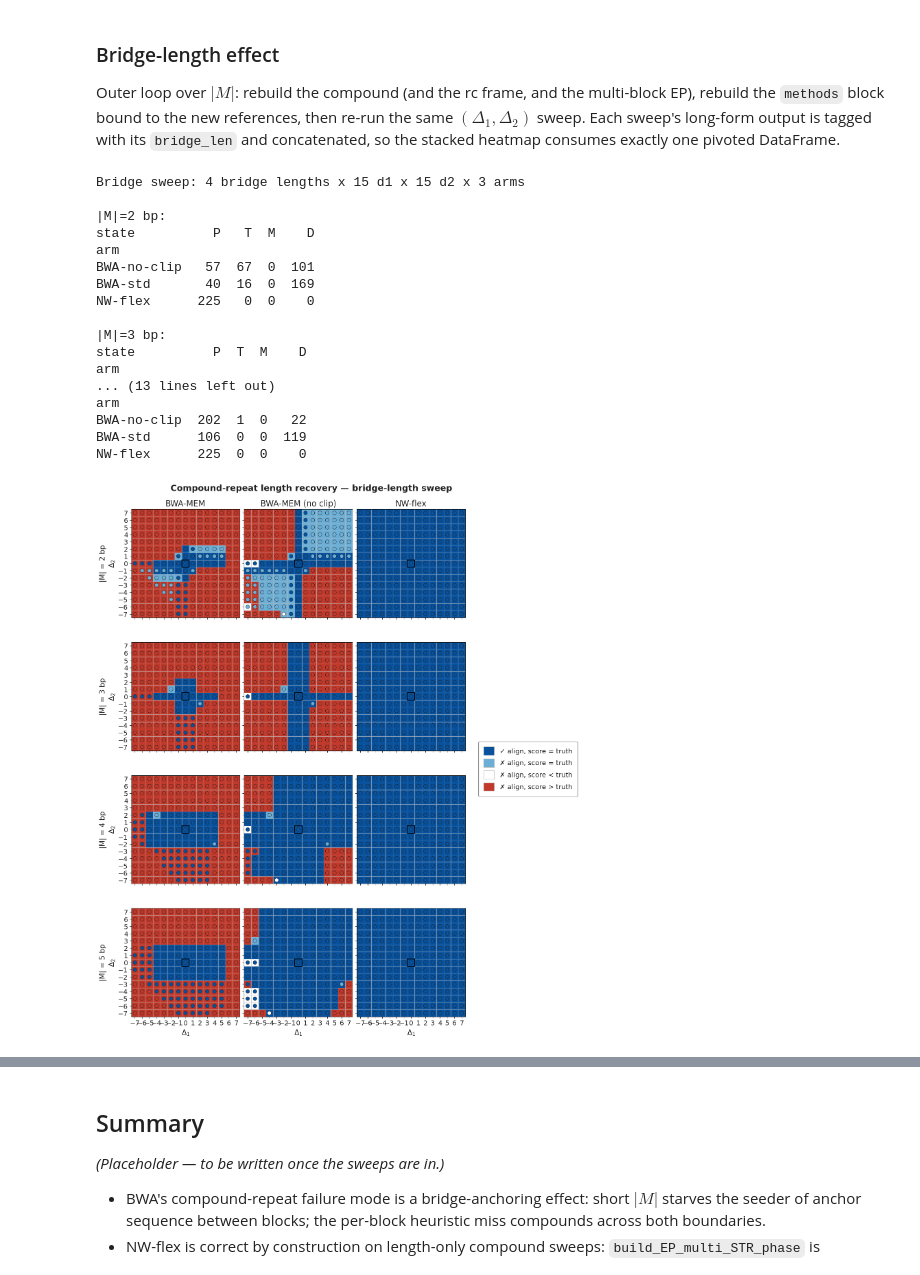
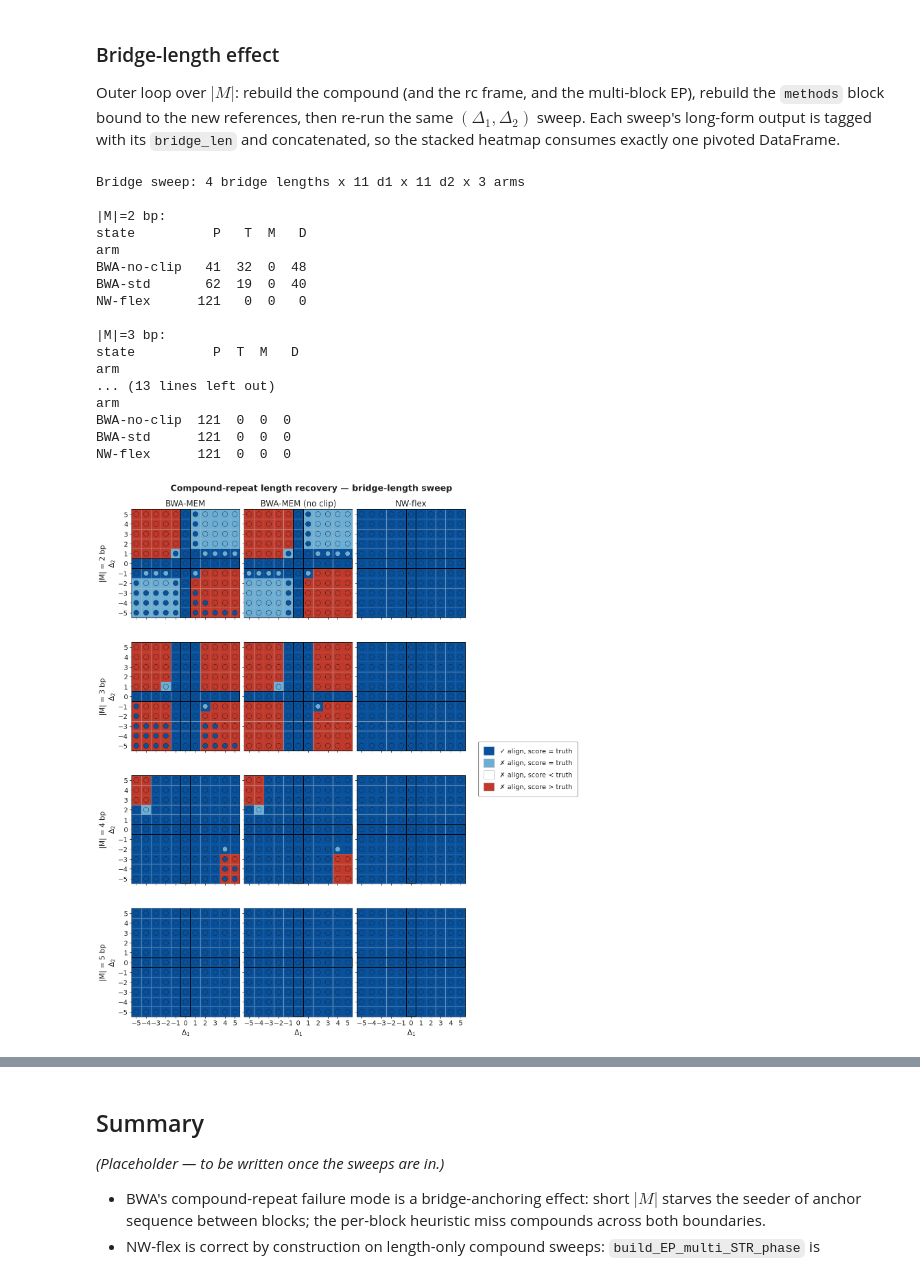
Before and after one commit to nwflex/nwflex, a Jupyter notebook: notebooks/09_NWflex_Compound.ipynb, the cells around one changed output, grey strips where cells are left out. Saved outputs shown, nothing was run; the diff lists cells and outputs as text; code cells hidden in the pictures.

```diff
--- a/notebooks/09_NWflex_Compound.ipynb
+++ b/notebooks/09_NWflex_Compound.ipynb
@@ -496,8 +493,8 @@ per-block body lengths: (22, 24) bp
 Same `tile_reads` as Notebook 7 — no compound-specific change.
 # %%
 READ_LEN = 150
-K_MIN_FLANK = 10
-READ_STEP = 3
+K_MIN_FLANK = 1
+READ_STEP = 1
 
 reads = tile_reads(hap, read_len=READ_LEN, k_min_flank=K_MIN_FLANK)
 print(f"Tiled {len(reads)} reads (read_len={READ_LEN}, k_min_flank={K_MIN_FLANK})")
@@ -760,7 +757,7 @@ The classify closures call `alignment_state_multi` so the per-block length verdi
 DELTAS1 = list(range(-5, 6))
 DELTAS2 = list(range(-5, 6))
 READ_LEN = 150
-K_MIN_FLANK = 10
+K_MIN_FLANK = 1
 COMBINE = "best"
 
 
@@ -961,9 +958,16 @@ def _draw_2d_state_panel(ax, sub_df, *, deltas1, deltas2, color_of,
     ax.grid(which="minor", color="#bbbbbb", linewidth=0.5)
     ax.tick_params(which="major", labelsize=fontsize, colors="#222222")
     ax.tick_params(which="minor", length=0)
-    if 0 in deltas1 and 0 in deltas2:
+    if 0 in deltas1:
         ax.add_patch(Rectangle(
-            (-0.5, -0.5), 1, 1,
+            (-0.5, deltas2[0] - 0.5), 1,
+            deltas2[-1] - deltas2[0] + 1,
+            fill=False, edgecolor="black", linewidth=1.5, zorder=5,
+        ))
+    if 0 in deltas2:
+        ax.add_patch(Rectangle(
+            (deltas1[0] - 0.5, -0.5),
+            deltas1[-1] - deltas1[0] + 1, 1,
             fill=False, edgecolor="black", linewidth=1.5, zorder=5,
         ))
 
@@ -1132,6 +1136,7 @@ plot_correctness_heatmap_2d(
     grid_df,
     deltas1=DELTAS1, deltas2=DELTAS2,
     arm_titles=ARM_TITLES,
+    combine_across_reads="best",
     suptitle="Compound-repeat length recovery",
     subtitle=(f"motifs ({compound.R1!r}, {compound.R2!r})"
               f"   |M|={len(compound.M)} bp"
@@ -1199,8 +1389,8 @@ def _aggregate_per_cell_bridge(df):
         rcs  = g["rc_state"].dropna().tolist()
         if not fwds or not rcs:
             continue
-        f = reduce(lambda a, b: combine_states(a, b, "worst"), fwds)
-        r = reduce(lambda a, b: combine_states(a, b, "worst"), rcs)
+        f = reduce(lambda a, b: combine_states(a, b, "best"), fwds)
+        r = reduce(lambda a, b: combine_states(a, b, "best"), rcs)
         rows.append({"bridge_len": m_len, "arm": arm,
                      "delta1": d1, "delta2": d2,
                      "fwd_state": f, "rc_state": r,
@@ -1216,31 +1406,32 @@ for m_len in BRIDGE_LENGTHS:
     print(sub.groupby("arm")["state"].value_counts().unstack(fill_value=0)
           .reindex(columns=["P", "T", "M", "D"], fill_value=0).to_string())
 # %% [output]
-Bridge sweep: 4 bridge lengths x 15 d1 x 15 d2 x 3 arms
+Bridge sweep: 4 bridge lengths x 11 d1 x 11 d2 x 3 arms
 
 |M|=2 bp:
-state          P   T  M    D
+state          P   T  M   D
 arm
-BWA-no-clip   57  67  0  101
-BWA-std       40  16  0  169
-NW-flex      225   0  0    0
+BWA-no-clip   41  32  0  48
+BWA-std       62  19  0  40
+NW-flex      121   0  0   0
 
 |M|=3 bp:
-state          P  T  M    D
+state          P  T  M   D
 arm
 ... (13 lines left out)
 arm
-BWA-no-clip  202  1  0   22
-BWA-std      106  0  0  119
-NW-flex      225  0  0    0
+BWA-no-clip  121  0  0  0
+BWA-std      121  0  0  0
+NW-flex      121  0  0  0
 # %%
 plot_correctness_heatmap_2d_rows(
     bridge_df,
     deltas1=DELTAS1, deltas2=DELTAS2,
     row_values=BRIDGE_LENGTHS, row_col="bridge_len",
     arm_titles=ARM_TITLES,
     row_label_fn=lambda m: f"|M| = {m} bp",
+    combine_across_reads="best",
     suptitle="Compound-repeat length recovery — bridge-length sweep",
 );
 # %% [output]
-[figure, old version]
+[figure, new version]
```
Also changed, not shown: parts of 5 cells of this notebook.
